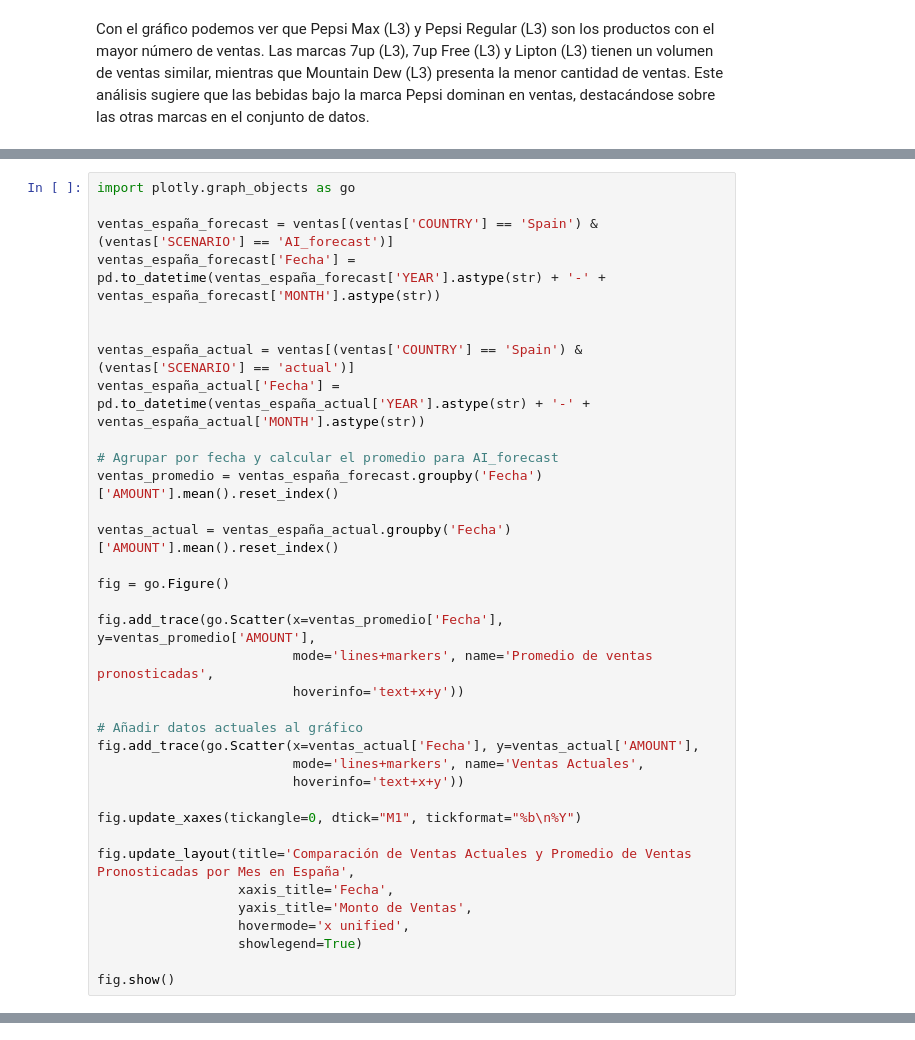
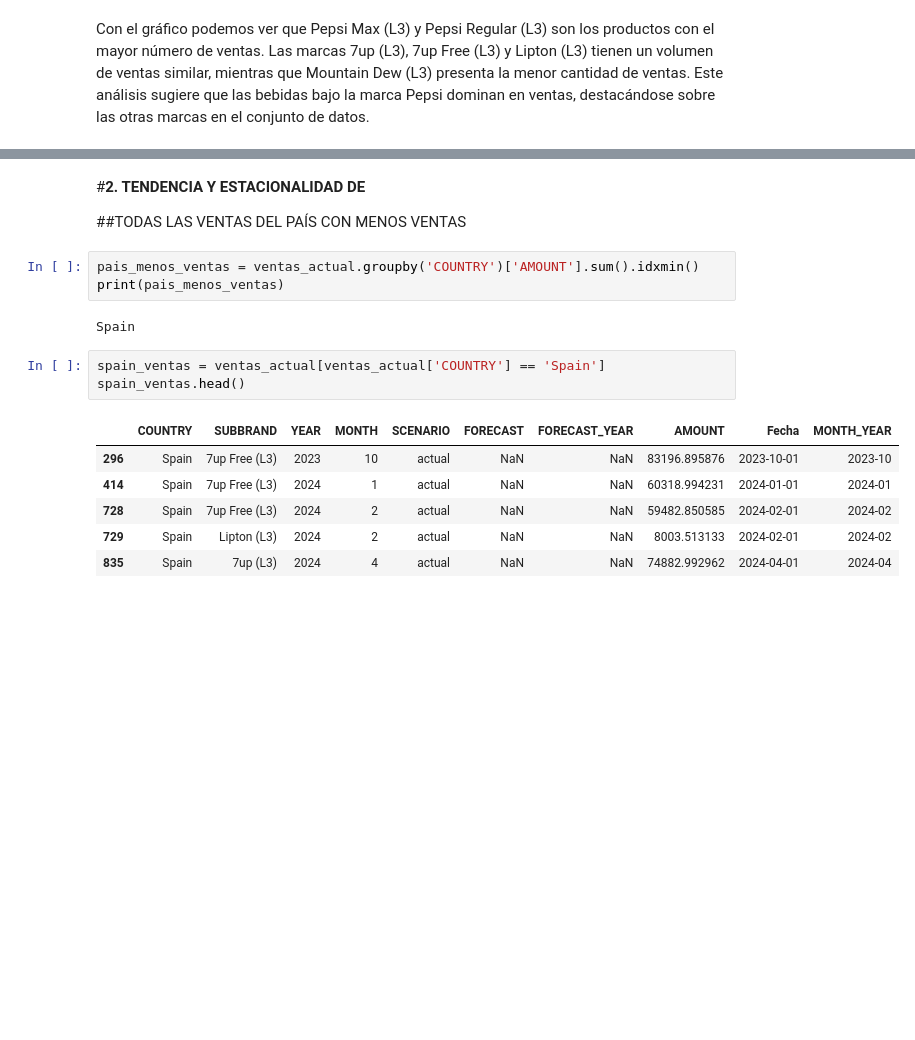
Before and after one commit to nuriaprol/UFV_Visualizacion, a Jupyter notebook: EjerciciosClase/Clase2.ipynb, the cells around one changed output, grey strips where cells are left out. Drawn from its saved outputs; the diff is of its cells as text; blank space fills up the shorter version.

```diff
--- a/EjerciciosClase/Clase2.ipynb
+++ b/EjerciciosClase/Clase2.ipynb
@@ -541,35 +316,0 @@ En cuanto a la estacionalidad en Pepsi Max podemos ver como las ventas más alta
-# %%
-import plotly.graph_objects as go
-
-ventas_españa_forecast = ventas[(ventas['COUNTRY'] == 'Spain') & (ventas['SCENARIO'] == 'AI_forecast')]
-ventas_españa_forecast['Fecha'] = pd.to_datetime(ventas_españa_forecast['YEAR'].astype(str) + '-' + ventas_españa_forecast['MONTH'].astype(str))
-
-
-ventas_españa_actual = ventas[(ventas['COUNTRY'] == 'Spain') & (ventas['SCENARIO'] == 'actual')]
-ventas_españa_actual['Fecha'] = pd.to_datetime(ventas_españa_actual['YEAR'].astype(str) + '-' + ventas_españa_actual['MONTH'].astype(str))
-
-# Agrupar por fecha y calcular el promedio para AI_forecast
-ventas_promedio = ventas_españa_forecast.groupby('Fecha')['AMOUNT'].mean().reset_index()
-
-ventas_actual = ventas_españa_actual.groupby('Fecha')['AMOUNT'].mean().reset_index()
-
-fig = go.Figure()
-
-fig.add_trace(go.Scatter(x=ventas_promedio['Fecha'], y=ventas_promedio['AMOUNT'],
-                         mode='lines+markers', name='Promedio de ventas pronosticadas',
-                         hoverinfo='text+x+y'))
-
-# Añadir datos actuales al gráfico
-fig.add_trace(go.Scatter(x=ventas_actual['Fecha'], y=ventas_actual['AMOUNT'],
-                         mode='lines+markers', name='Ventas Actuales',
-                         hoverinfo='text+x+y'))
-
-fig.update_xaxes(tickangle=0, dtick="M1", tickformat="%b\n%Y")
-
-fig.update_layout(title='Comparación de Ventas Actuales y Promedio de Ventas Pronosticadas por Mes en España',
-                  xaxis_title='Fecha',
-                  yaxis_title='Monto de Ventas',
-                  hovermode='x unified',
-                  showlegend=True)
-
-fig.show()
@@ -590,0 +317,19 @@ Las predicciones son efectivas, ya que se alinean bien con los datos actuales de
+# %% [markdown]
+#**2. TENDENCIA Y ESTACIONALIDAD DE**
+
+##TODAS LAS VENTAS DEL PAÍS CON MENOS VENTAS
+# %%
+pais_menos_ventas = ventas_actual.groupby('COUNTRY')['AMOUNT'].sum().idxmin()
+print(pais_menos_ventas)
+# %% [output]
+Spain
+# %%
+spain_ventas = ventas_actual[ventas_actual['COUNTRY'] == 'Spain']
+spain_ventas.head()
+# %% [output]
+|  | COUNTRY | SUBBRAND | YEAR | MONTH | SCENARIO | FORECAST | FORECAST_YEAR | AMOUNT | Fecha | MONTH_YEAR |
+| 296 | Spain | 7up Free (L3) | 2023 | 10 | actual | NaN | NaN | 83196.895876 | 2023-10-01 | 2023-10 |
+| 414 | Spain | 7up Free (L3) | 2024 | 1 | actual | NaN | NaN | 60318.994231 | 2024-01-01 | 2024-01 |
+| 728 | Spain | 7up Free (L3) | 2024 | 2 | actual | NaN | NaN | 59482.850585 | 2024-02-01 | 2024-02 |
+| 729 | Spain | Lipton (L3) | 2024 | 2 | actual | NaN | NaN | 8003.513133 | 2024-02-01 | 2024-02 |
+| 835 | Spain | 7up (L3) | 2024 | 4 | actual | NaN | NaN | 74882.992962 | 2024-04-01 | 2024-04 |
```
Also changed, not shown: parts of 87 cells of this notebook.
